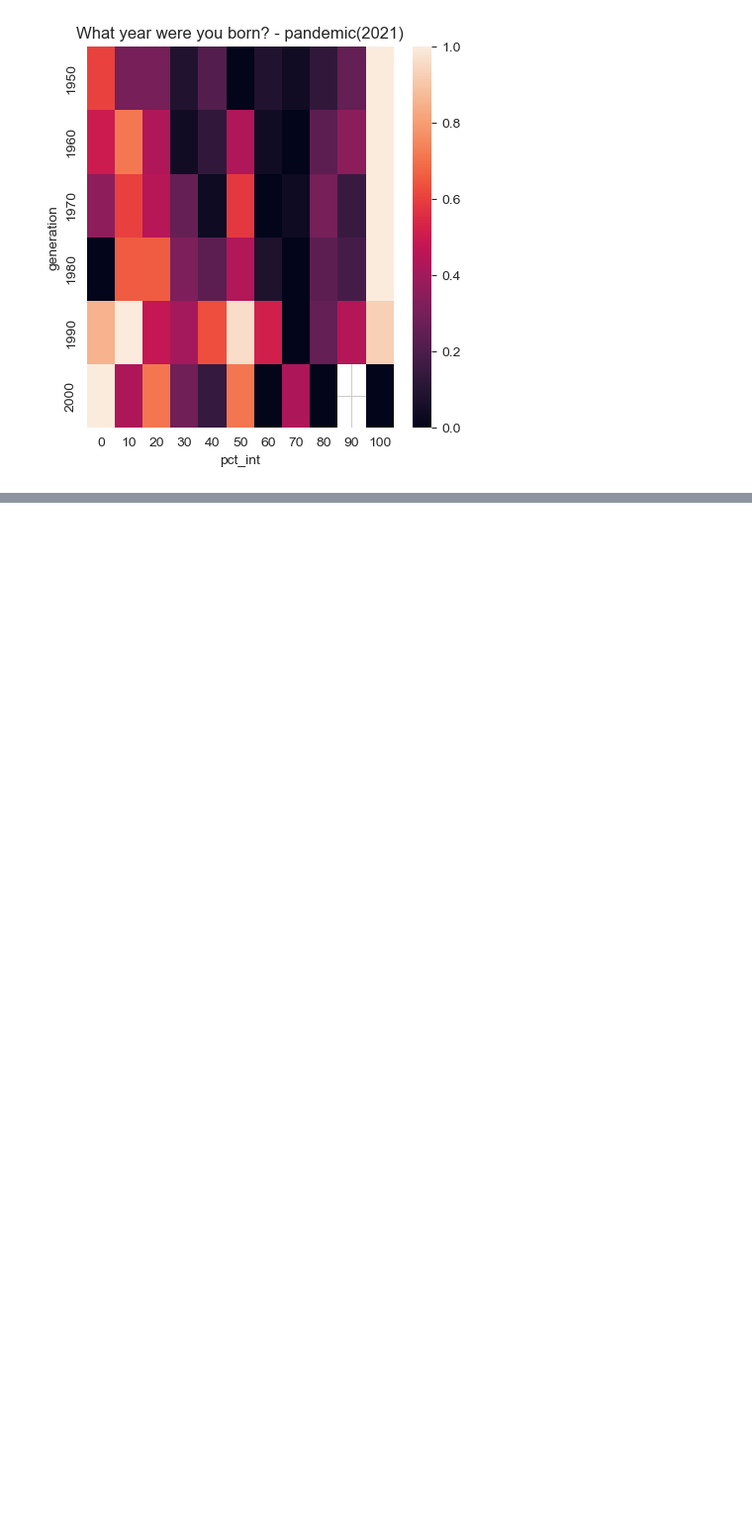
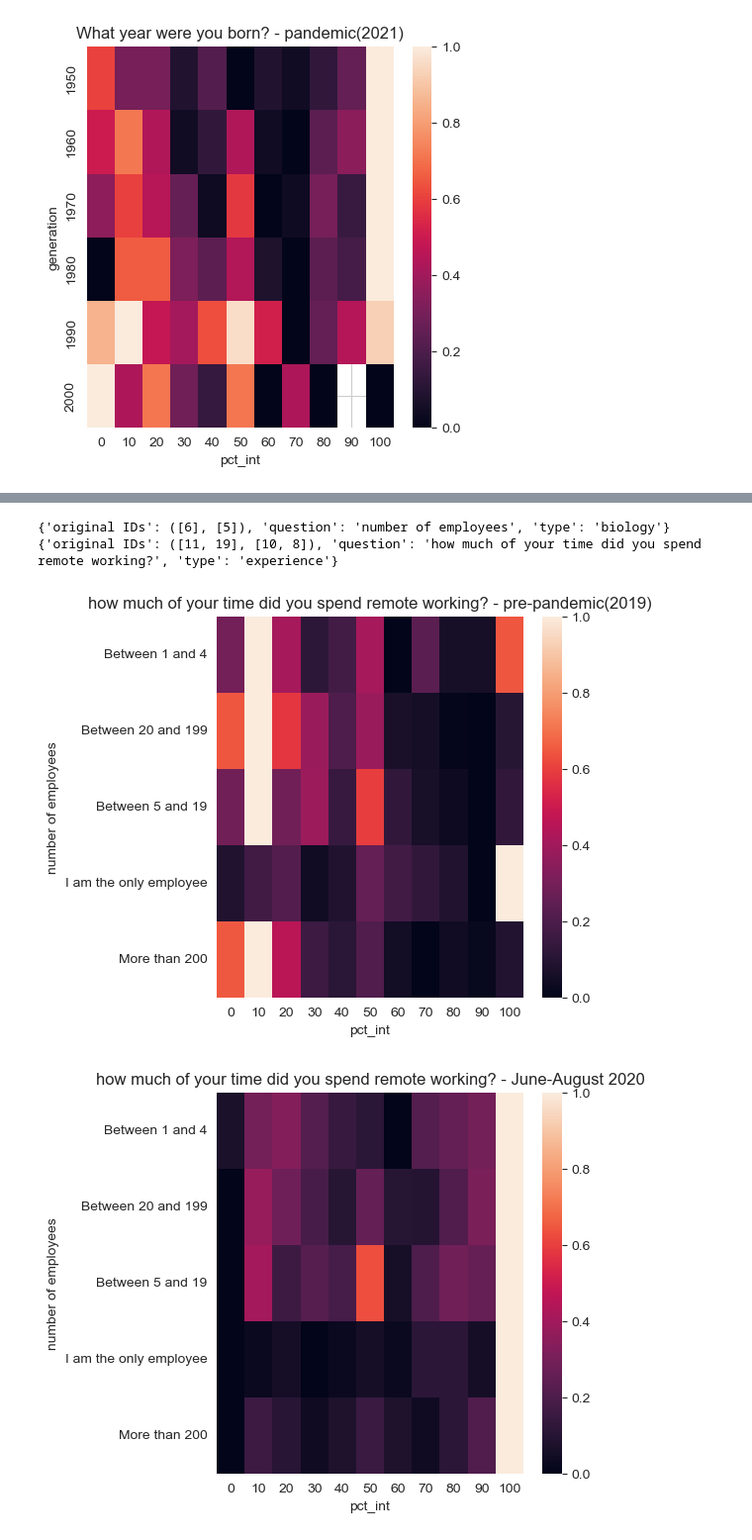
Before and after one commit to ry00iimura/MSDS_DSC672, a Jupyter notebook: EDA.ipynb, the cells around one changed output, grey strips where cells are left out. Shown at 99% size. Drawn from its saved outputs; the diff is of its cells as text; code cells hidden in the pictures; blank space fills up the shorter version.

```diff
--- a/EDA.ipynb
+++ b/EDA.ipynb
@@ -678,0 +924,7 @@ for ao in exp11_bio0['as_of'].unique():
+# %%
+viz_exp11_bio(experience11_bio(6))
+# %% [output]
+{'original IDs': ([6], [5]), 'question': 'number of employees', 'type': 'biology'}
+{'original IDs': ([11, 19], [10, 8]), 'question': 'how much of your time did you spend remote working?', 'type': 'experience'}
+[figure, added]
+[figure, added]
```
Also changed, not shown: parts of 30 cells of this notebook.
